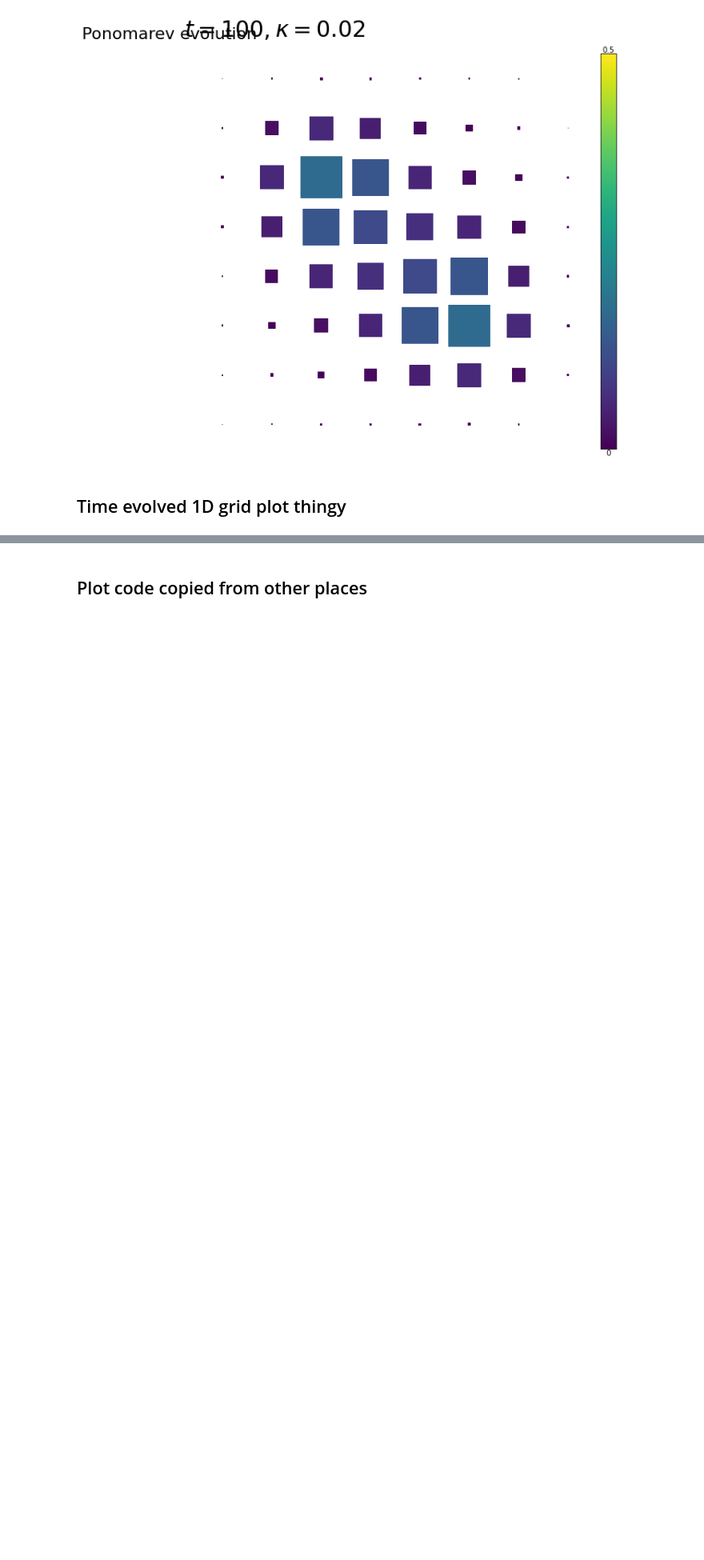
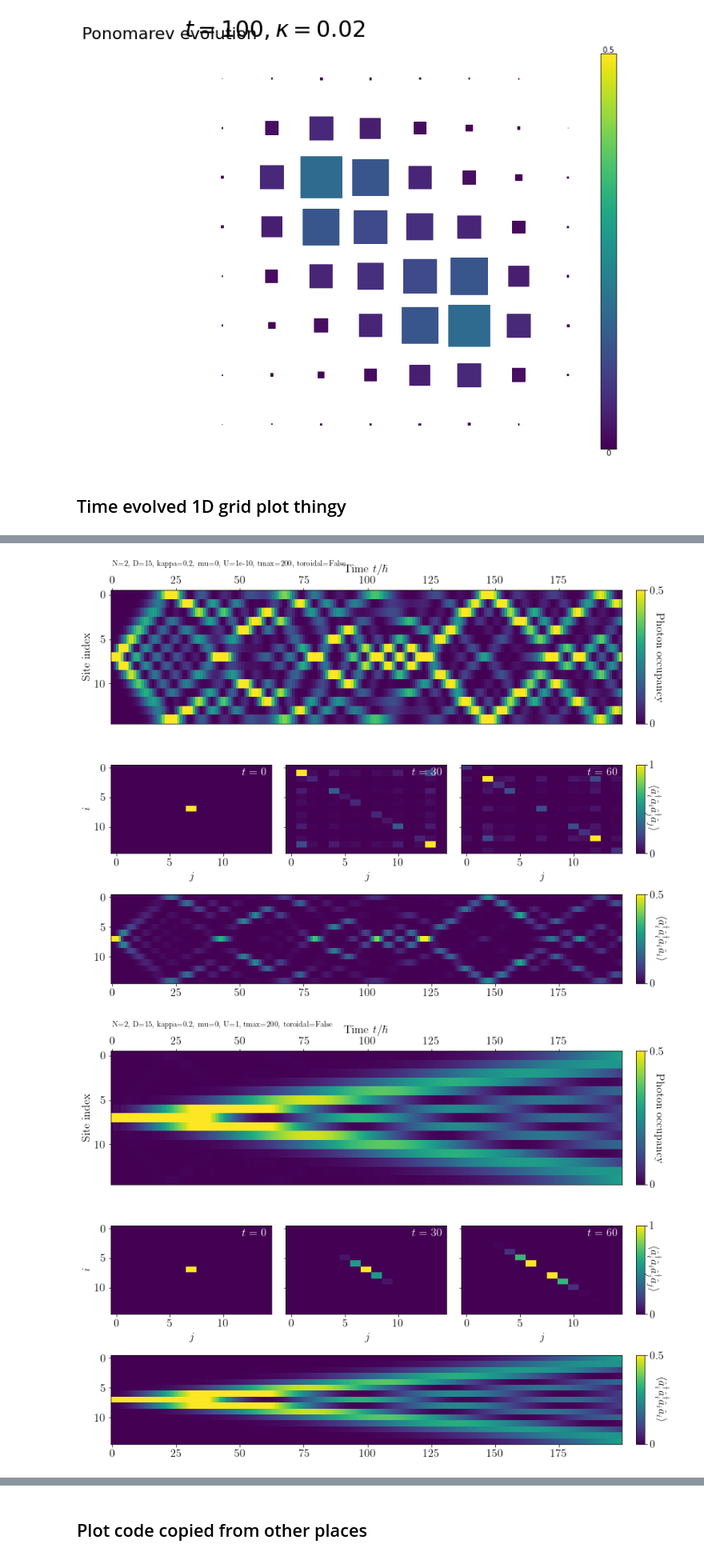
Before and after one commit to fancompute/synthetic-hamiltonians, a Jupyter notebook: synthetic_hamiltonians.ipynb, the cells around one changed output, grey strips where cells are left out. Shown at 80% size. Drawn from its saved outputs; the diff is of its cells as text; code cells hidden in the pictures; blank space fills up the shorter version.

```diff
--- a/synthetic_hamiltonians.ipynb
+++ b/synthetic_hamiltonians.ipynb
@@ -602,0 +560,27 @@ plt.savefig(savename, dpi=300, bbox_inches='tight', pad_inches=0)
+# %%
+N = 2
+D = 15
+μ_list = .1 * np.arange(D)
+κ = 0.1
+tmax = 2000
+tstep = 10
+state_type = "same_bin"
+
+filenames = [
+    # simulate_1d_evolution_and_save(N=N, D=D, κ=κ, μ=0*μ_list, U=0, tmax=tmax, tstep=tstep, initial_state=state_type, toroidal=False, use_ponomarev=True),
+    # simulate_1d_evolution_and_save(N=N, D=D, κ=κ, μ=1*μ_list, U=0, tmax=tmax, tstep=tstep, initial_state=state_type, toroidal=False, use_ponomarev=True),
+    # simulate_1d_evolution_and_save(N=N, D=D, κ=κ, μ=0*μ_list, U=.1, tmax=tmax, tstep=tstep, initial_state=state_type, toroidal=False, use_ponomarev=True),
+    # simulate_1d_evolution_and_save(N=N, D=D, κ=κ, μ=1*μ_list, U=.1, tmax=tmax, tstep=tstep, initial_state=state_type, toroidal=False, use_ponomarev=True),
+    # simulate_1d_evolution_and_save(N=N, D=D, κ=κ, μ=0*μ_list, U=-.1, tmax=tmax, tstep=tstep, initial_state=state_type, toroidal=False, use_ponomarev=True),
+    # simulate_1d_evolution_and_save(N=N, D=D, κ=κ, μ=1*μ_list, U=-.1, tmax=tmax, tstep=tstep, initial_state=state_type, toroidal=False, use_ponomarev=True)
+]
+for filename in filenames:
+    print(filename)
+    plot_1d_state_evolution_from_file(filename, include_description=True,
+                                      photon_correlation_snapshots = [0, 30, 60],
+                                      include_two_photon_expectations=True,
+                                      take_sqrt_of_amplitudes=False,
+                                      savefig = False)
+    savename = filename.replace("results/", "assets/").replace(".pickle", ".pdf")
+    plt.savefig(savename, dpi=300, bbox_inches='tight', pad_inches=0)
+    # plt.show()
@@ -603,3 +591,18 @@ plt.savefig(savename, dpi=300, bbox_inches='tight', pad_inches=0)
 # %%
--1 % 5
+filenames = [
+    simulate_1d_evolution_and_save(N=2, D=15, κ=0.2, μ=0, U=1e-10, tmax=200, initial_state="same_bin", toroidal=False),
+    simulate_1d_evolution_and_save(N=2, D=15, κ=0.2, μ=0, U=1, tmax=200, initial_state="same_bin", toroidal=False),
+    simulate_1d_evolution_and_save(N=2, D=15, κ=0.2, μ=0, U=1e-10, tmax=200, initial_state="close_bins", toroidal=False),
+    simulate_1d_evolution_and_save(N=2, D=15, κ=0.2, μ=0, U=1, tmax=200, initial_state="close_bins", toroidal=False),
+]
+
+for filename in filenames:
+    fig = plot_1d_state_evolution_from_file(filename, include_description=True,
+                                      photon_correlation_snapshots = [0, 30, 60],
+                                      include_two_photon_expectations=True,
+                                      take_sqrt_of_amplitudes=False,
+                                      savefig = False)
+    savename = filename.replace("results/", "assets/").replace(".pickle", ".pdf")
+    plt.savefig(savename, dpi=300, bbox_inches='tight', pad_inches=0)
+    # plt.show()
 # %% [output]
@@ -606,0 +613,2 @@ plt.savefig(savename, dpi=300, bbox_inches='tight', pad_inches=0)
+[figure, added]
+[figure, added]
```
Also changed, not shown: parts of 37 cells of this notebook.
